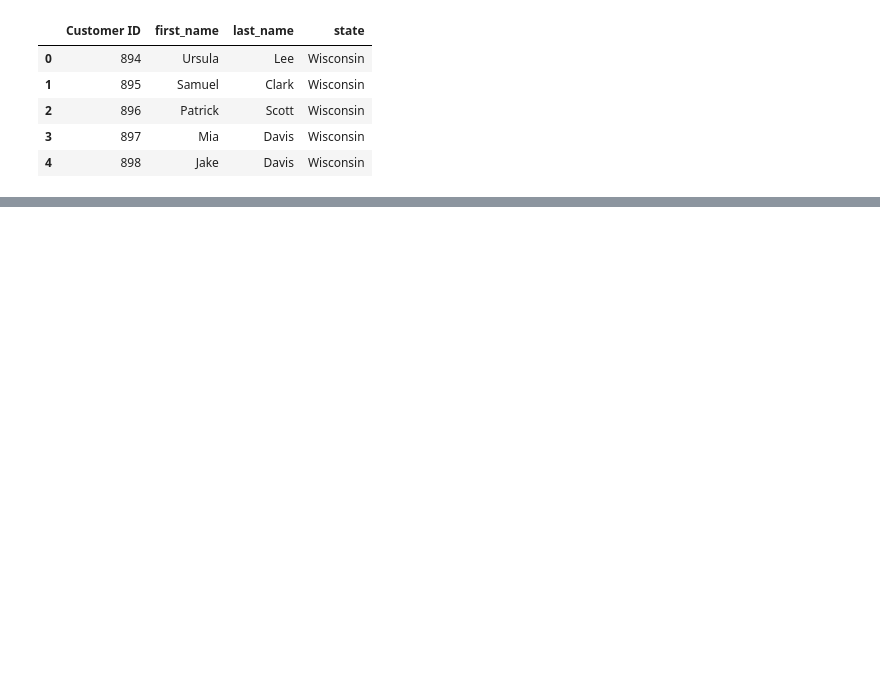
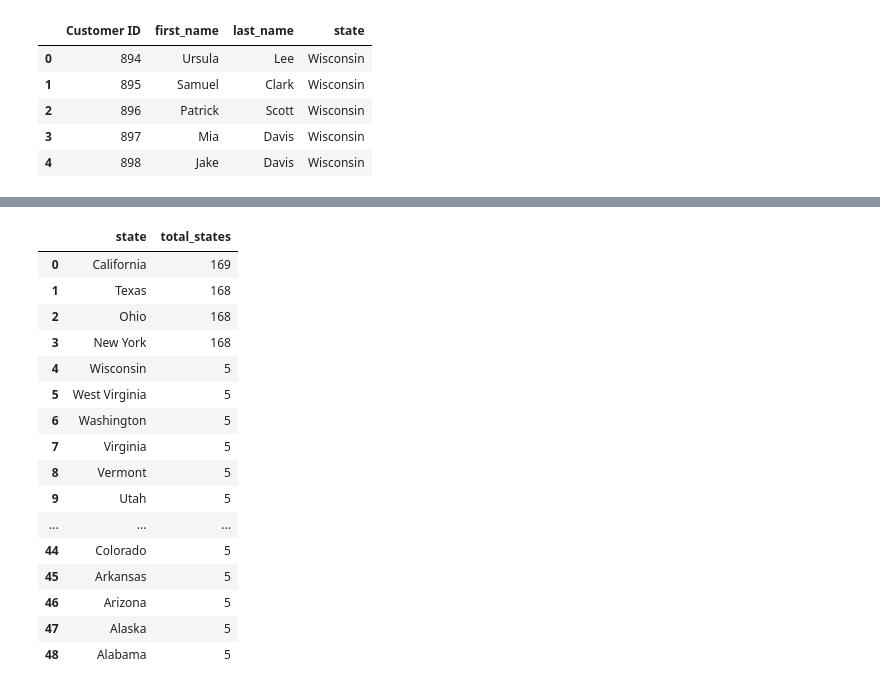
Before and after one commit to rakshamishra54/Amazon_Sales_Analytics, a Jupyter notebook: Amazon_Sales_analytics.ipynb, the cells around one changed output, grey strips where cells are left out. Drawn from its saved outputs; the diff is of its cells as text; code cells hidden in the pictures; blank space fills up the shorter version.

```diff
--- a/Amazon_Sales_analytics.ipynb
+++ b/Amazon_Sales_analytics.ipynb
@@ -75,0 +180,25 @@ LIMIT 5;
+# %%
+run("""
+SELECT state , COUNT(*) AS total_states
+FROM customers
+GROUP BY state
+ORDER BY total_states DESC;
+""")
+# %% [output]
+|  | state | total_states |
+| 0 | California | 169 |
+| 1 | Texas | 168 |
+| 2 | Ohio | 168 |
+| 3 | New York | 168 |
+| 4 | Wisconsin | 5 |
+| 5 | West Virginia | 5 |
+| 6 | Washington | 5 |
+| 7 | Virginia | 5 |
+| 8 | Vermont | 5 |
+| 9 | Utah | 5 |
+| ... | ... | ... |
+| 44 | Colorado | 5 |
+| 45 | Arkansas | 5 |
+| 46 | Arizona | 5 |
+| 47 | Alaska | 5 |
+| 48 | Alabama | 5 |
```
Also changed, not shown: parts of 7 cells of this notebook.
